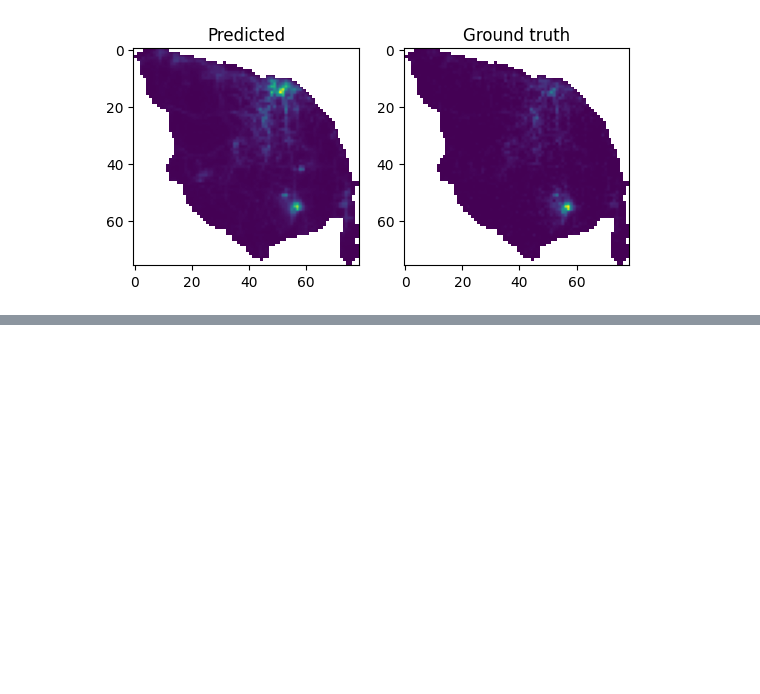
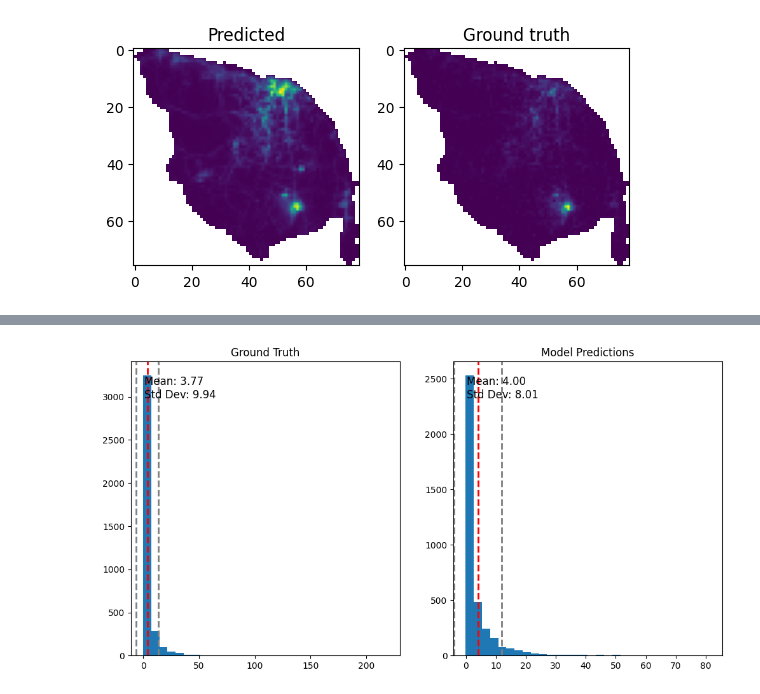
Before and after one commit to duarteoliper/WDL_2023, a Jupyter notebook: notebooks/CNN_LSTM_train.ipynb, the cells around one changed output, grey strips where cells are left out. Cells and saved outputs as stored; diff of their text form; code cells hidden in the pictures; blank space fills up the shorter version.

Commit message:
feat: model performance metrics

```diff
--- a/notebooks/CNN_LSTM_train.ipynb
+++ b/notebooks/CNN_LSTM_train.ipynb
@@ -280,3 +286,14 @@ axs[1].imshow(ground_truth_2d)
 # %% [output]
 <matplotlib.image.AxesImage at 0x...>
 [figure]
+# %%
+from sklearn.metrics import mean_squared_error
+from scipy import stats
+
+truth_stats = stats.describe(ground_truth.flatten())
+pred_stats = stats.describe(pred.flatten())
+
+print("RESULTS")
+print("MSE:", mean_squared_error(ground_truth, pred))
+print("Ground Truth Stats:", truth_stats)
+print("Predictions Stats: ", pred_stats)
@@ -282,0 +305,22 @@ axs[1].imshow(ground_truth_2d)
+# %%
+import matplotlib.pyplot as plt
+
+fig, (ax1, ax2) = plt.subplots(ncols=2, figsize=(12, 6))
+
+ax1.hist(ground_truth.flatten(), bins=30)
+ax1.set_title('Ground Truth')
+ax1.axvline(truth_stats.mean, color='red', linestyle='dashed', linewidth=2)
+ax1.axvline(truth_stats.mean - truth_stats.variance**0.5, color='gray', linestyle='dashed', linewidth=2)
+ax1.axvline(truth_stats.mean + truth_stats.variance**0.5, color='gray', linestyle='dashed', linewidth=2)
+ax1.text(0.05, 0.95, f"Mean: {truth_stats.mean:.2f}\nStd Dev: {truth_stats.variance**0.5:.2f}", transform=ax1.transAxes, fontsize=12, verticalalignment='top')
+
+ax2.hist(pred.flatten(), bins=30)
+ax2.set_title('Model Predictions')
+ax2.axvline(pred_stats.mean, color='red', linestyle='dashed', linewidth=2)
+ax2.axvline(pred_stats.mean - pred_stats.variance**0.5, color='gray', linestyle='dashed', linewidth=2)
+ax2.axvline(pred_stats.mean + pred_stats.variance**0.5, color='gray', linestyle='dashed', linewidth=2)
+ax2.text(0.05, 0.95, f"Mean: {pred_stats.mean:.2f}\nStd Dev: {pred_stats.variance**0.5:.2f}", transform=ax2.transAxes, fontsize=12, verticalalignment='top')
+
+plt.show()
+# %% [output]
+[figure, added]
```
Also changed, not shown: parts of 7 cells of this notebook, 1 other file.
